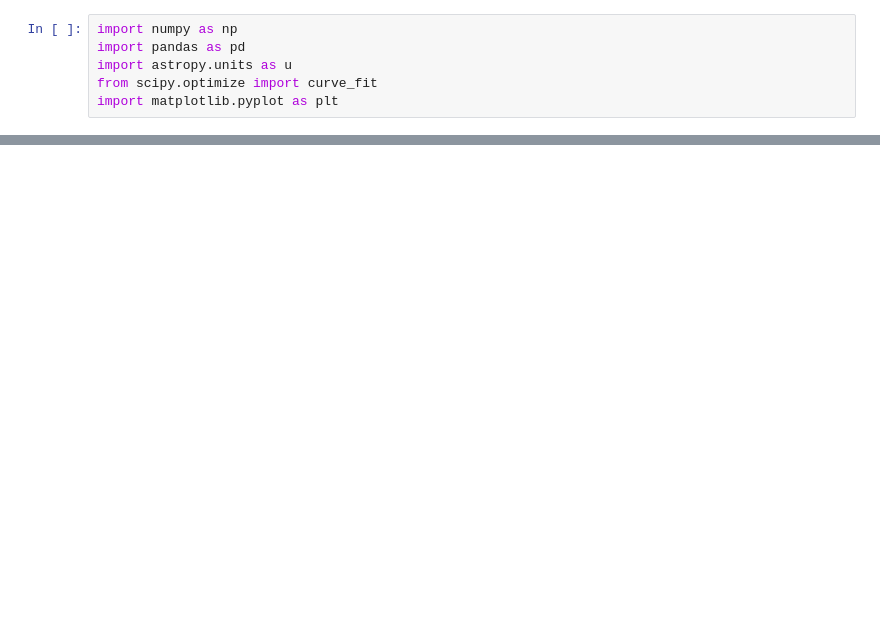
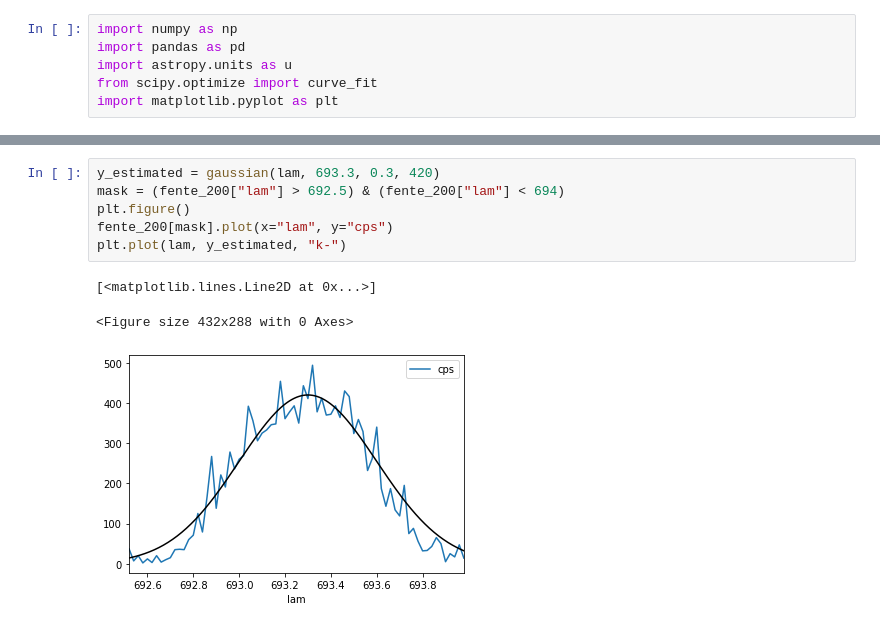
Before and after one commit to AlexandreAdam/Optic_Experiments, a Jupyter notebook: Lab/Raman_Scattering/visulisations.ipynb, the cells around one changed output, grey strips where cells are left out. Saved outputs shown, nothing was run; the diff lists cells and outputs as text; blank space fills up the shorter version.

```diff
--- a/Lab/Raman_Scattering/visulisations.ipynb
+++ b/Lab/Raman_Scattering/visulisations.ipynb
@@ -45,0 +88,10 @@ plt.plot(lam, y_estimated, "k-")
+# %%
+y_estimated = gaussian(lam, 693.3, 0.3, 420)
+mask = (fente_200["lam"] > 692.5) & (fente_200["lam"] < 694)
+plt.figure()
+fente_200[mask].plot(x="lam", y="cps")
+plt.plot(lam, y_estimated, "k-")
+# %% [output]
+[<matplotlib.lines.Line2D at 0x...>]
+<Figure size 432x288 with 0 Axes>
+[figure, added]
```
Also changed, not shown: parts of 20 cells of this notebook, 2 other files.
